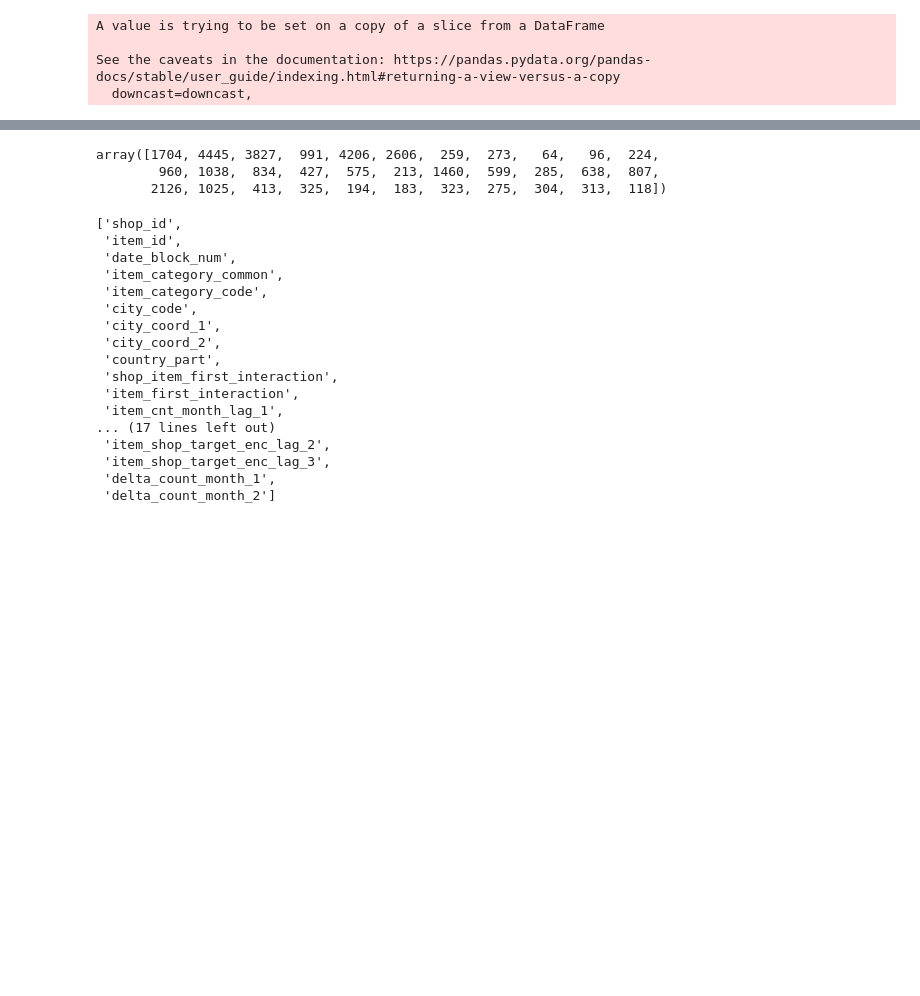
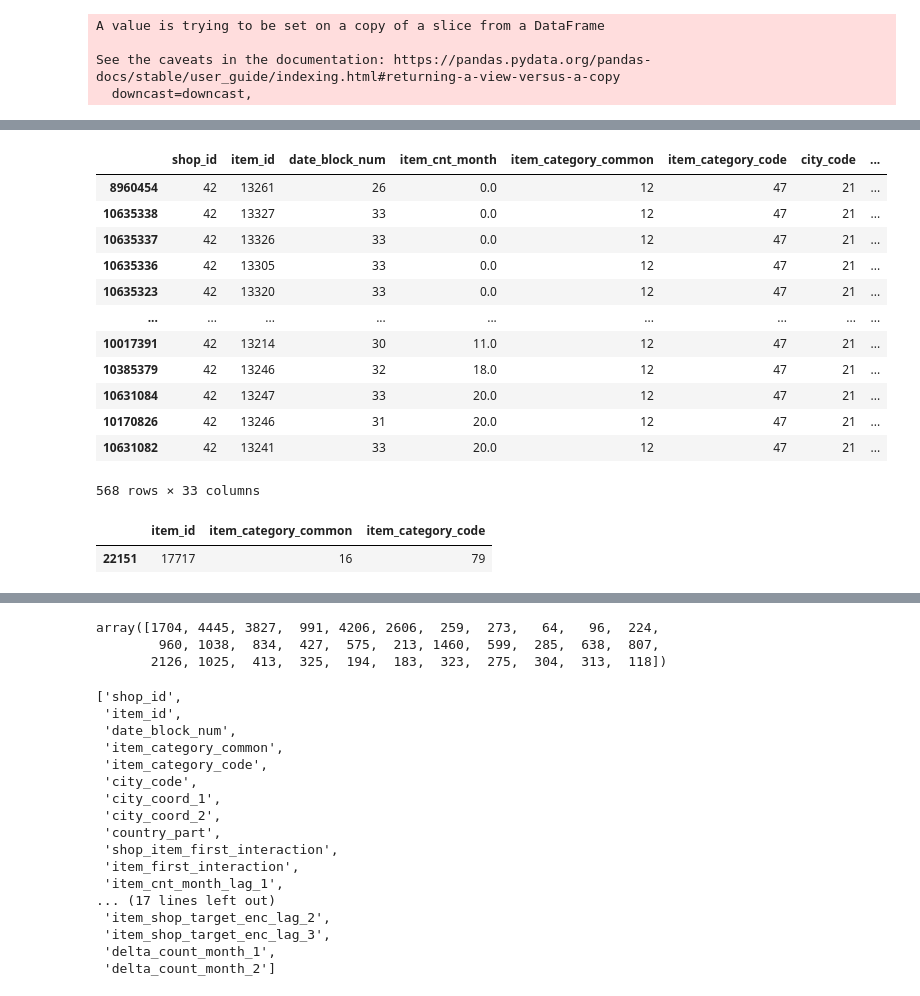
Before and after one commit to uladzimirkapeika/1c_sales, a Jupyter notebook: 25gb_1c.ipynb, the cells around one changed output, grey strips where cells are left out. Drawn from its saved outputs; the diff is of its cells as text; code cells hidden in the pictures; blank space fills up the shorter version.

```diff
--- a/25gb_1c.ipynb
+++ b/25gb_1c.ipynb
@@ -347,3 +487,14 @@ df.head(5)
 | 2 | 59 | 2554 | 0 | 0.0 | 0.0 | 13 | 58 | ... |
 | 3 | 59 | 2555 | 0 | 0.0 | 0.0 | 13 | 56 | ... |
 | 4 | 59 | 2564 | 0 | 0.0 | 0.0 | 13 | 59 | ... |
+# %%
+item_id_target_mean = df.groupby(['date_block_num','item_id', 'item_category_code'])['item_cnt_month'].mean().reset_index().rename(columns={
+    "item_cnt_month": "item_cat_target_enc"}, errors="raise")
+df = pd.merge(df, item_id_target_mean, on=['date_block_num','item_id', 'item_category_code'], how='left')
+
+df['item_cat_target_enc'] = (df['item_cat_target_enc']
+                                .fillna(0)
+                                .astype(np.float16))
+
+#df = lag_feature(df, [1, 2, 3], 'item_cat_target_enc')
+df.head(5)
@@ -409,5 +568,8 @@ df.drop(['ID',
          'item_loc_target_enc',
          'item_shop_target_enc',
          'date_item_avg_item_price',
-         'delta_price'
+         'delta_price',
+         'item_cat_target_enc',
+         'shop_name',
+         'city'
          ], axis=1, inplace=True, errors='ignore')
@@ -561,0 +768,21 @@ array([1782, 4327, 3690, 1081, 4159,  104,  218, 1155,  860,  919,  474,
+# %%
+df[(df['shop_id'] == 42) & (df['item_category_code'] == 47)].sort_values(by=['item_cnt_month'])
+# %% [output]
+|  | shop_id | item_id | date_block_num | item_cnt_month | item_category_common | item_category_code | city_code | ... |
+| 8960454 | 42 | 13261 | 26 | 0.0 | 12 | 47 | 21 | ... |
+| 10635338 | 42 | 13327 | 33 | 0.0 | 12 | 47 | 21 | ... |
+| 10635337 | 42 | 13326 | 33 | 0.0 | 12 | 47 | 21 | ... |
+| 10635336 | 42 | 13305 | 33 | 0.0 | 12 | 47 | 21 | ... |
+| 10635323 | 42 | 13320 | 33 | 0.0 | 12 | 47 | 21 | ... |
+| ... | ... | ... | ... | ... | ... | ... | ... | ... |
+| 10017391 | 42 | 13214 | 30 | 11.0 | 12 | 47 | 21 | ... |
+| 10385379 | 42 | 13246 | 32 | 18.0 | 12 | 47 | 21 | ... |
+| 10631084 | 42 | 13247 | 33 | 20.0 | 12 | 47 | 21 | ... |
+| 10170826 | 42 | 13246 | 31 | 20.0 | 12 | 47 | 21 | ... |
+| 10631082 | 42 | 13241 | 33 | 20.0 | 12 | 47 | 21 | ... |
+568 rows × 33 columns
+# %%
+items[items['item_category_code'] == 79]
+# %% [output]
+|  | item_id | item_category_common | item_category_code |
+| 22151 | 17717 | 16 | 79 |
```
Also changed, not shown: parts of 41 cells of this notebook.
